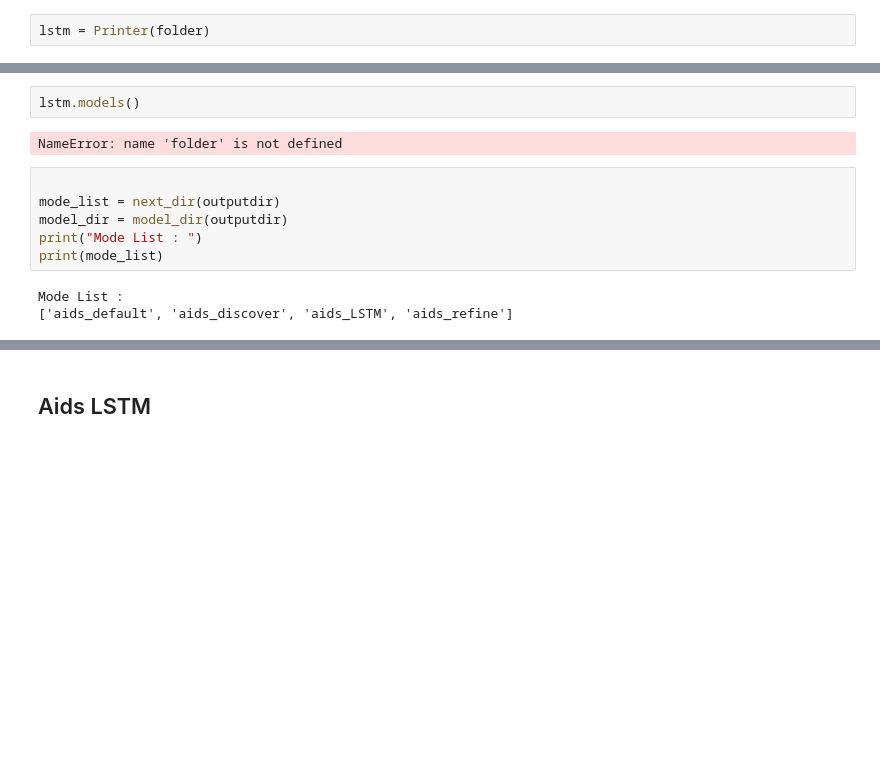
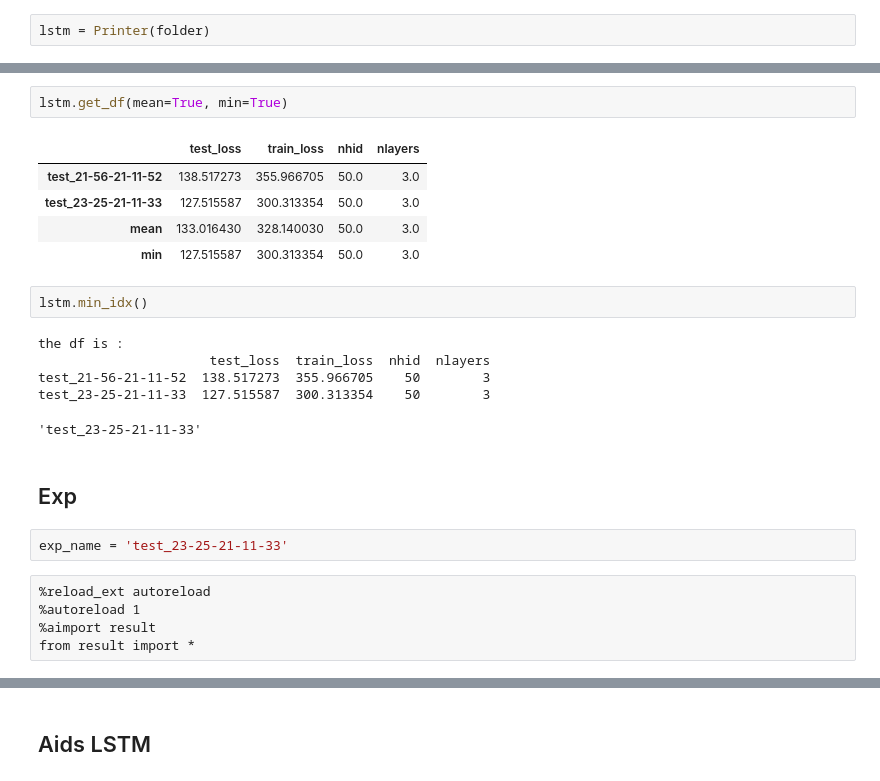
Before and after one commit to wtding1998/STNN_Disease, a Jupyter notebook: disease_analysis.ipynb, the cells around one changed output, grey strips where cells are left out. Drawn from its saved outputs; the diff is of its cells as text; blank space fills up the shorter version.

Commit message:
complete result.py to get result

```diff
--- a/disease_analysis.ipynb
+++ b/disease_analysis.ipynb
@@ -36,13 +41,25 @@ lstm = Printer(folder)
+# %%
+lstm.get_df(mean=True, min=True)
+# %% [output]
+|  | test_loss | train_loss | nhid | nlayers |
+| test_21-56-21-11-52 | 138.517273 | 355.966705 | 50.0 | 3.0 |
+| test_23-25-21-11-33 | 127.515587 | 300.313354 | 50.0 | 3.0 |
+| mean | 133.016430 | 328.140030 | 50.0 | 3.0 |
+| min | 127.515587 | 300.313354 | 50.0 | 3.0 |
 # %%
-lstm.models()
+lstm.min_idx()
 # %% [output]
-NameError: name 'folder' is not defined
+the df is :
+                      test_loss  train_loss  nhid  nlayers
+test_21-56-21-11-52  138.517273  355.966705    50        3
+test_23-25-21-11-33  127.515587  300.313354    50        3
+'test_23-25-21-11-33'
-# %%
-
-mode_list = next_dir(outputdir)
-model_dir = model_dir(outputdir)
-print("Mode List : ")
-print(mode_list)
-# %% [output]
-Mode List :
-['aids_default', 'aids_discover', 'aids_LSTM', 'aids_refine']
+# %% [markdown]
+## Exp
+# %%
+exp_name = 'test_23-25-21-11-33'
+# %% [raw]
+%reload_ext autoreload
+%autoreload 1
+%aimport result
+from result import *
```
Also changed, not shown: parts of 7 cells of this notebook, 3 other files.
